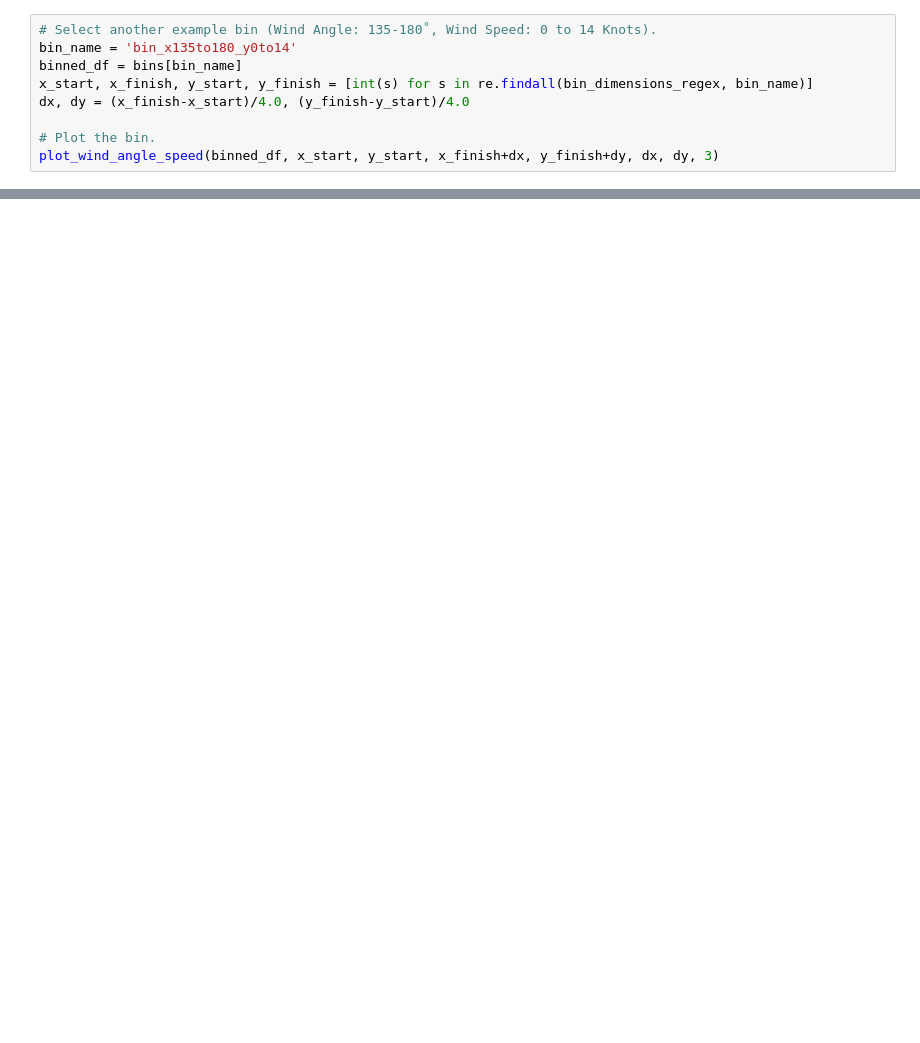
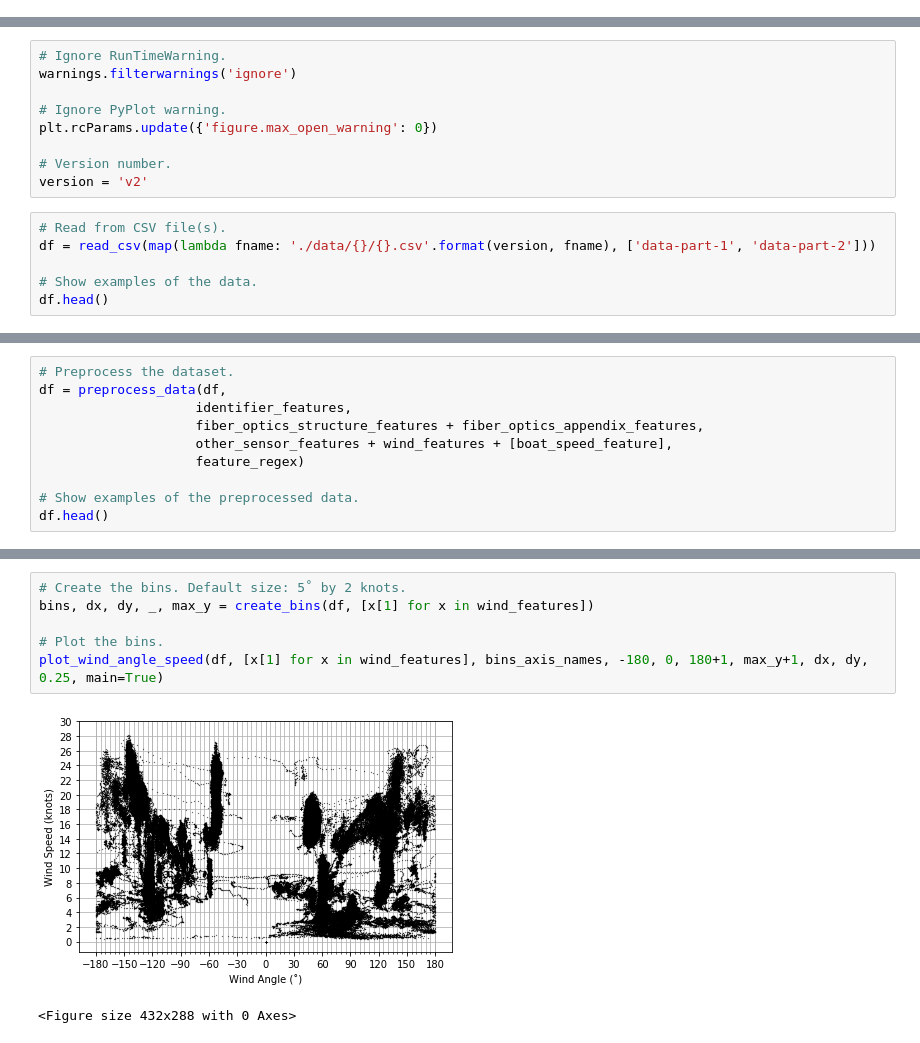
Before and after one commit to mickeycj/france-internship-project, a Jupyter notebook: plot_bins.ipynb, the cells around one changed output, grey strips where cells are left out. Saved outputs shown, nothing was run; the diff lists cells and outputs as text; blank space fills up the shorter version.

```diff
--- a/plot_bins.ipynb
+++ b/plot_bins.ipynb
@@ -285,9 +0,0 @@ plot_corr(binned_df, 20)
-# %%
-# Select another example bin (Wind Angle: 135-180˚, Wind Speed: 0 to 14 Knots).
-bin_name = 'bin_x135to180_y0to14'
-binned_df = bins[bin_name]
-x_start, x_finish, y_start, y_finish = [int(s) for s in re.findall(bin_dimensions_regex, bin_name)]
-dx, dy = (x_finish-x_start)/4.0, (y_finish-y_start)/4.0
-
-# Plot the bin.
-plot_wind_angle_speed(binned_df, x_start, y_start, x_finish+dx, y_finish+dy, dx, dy, 3)
@@ -308,0 +110,15 @@ plot_corr(binned_df, 20)
+# %%
+# Ignore RunTimeWarning.
+warnings.filterwarnings('ignore')
+
+# Ignore PyPlot warning.
+plt.rcParams.update({'figure.max_open_warning': 0})
+
+# Version number.
+version = 'v2'
+# %%
+# Read from CSV file(s).
+df = read_csv(map(lambda fname: './data/{}/{}.csv'.format(version, fname), ['data-part-1', 'data-part-2']))
+
+# Show examples of the data.
+df.head()
@@ -308,0 +133,10 @@ plot_corr(binned_df, 20)
+# %%
+# Preprocess the dataset.
+df = preprocess_data(df,
+                    identifier_features,
+                    fiber_optics_structure_features + fiber_optics_appendix_features,
+                    other_sensor_features + wind_features + [boat_speed_feature],
+                    feature_regex)
+
+# Show examples of the preprocessed data.
+df.head()
@@ -308,0 +151,9 @@ plot_corr(binned_df, 20)
+# %%
+# Create the bins. Default size: 5˚ by 2 knots.
+bins, dx, dy, _, max_y = create_bins(df, [x[1] for x in wind_features])
+
+# Plot the bins.
+plot_wind_angle_speed(df, [x[1] for x in wind_features], bins_axis_names, -180, 0, 180+1, max_y+1, dx, dy, 0.25, main=True)
+# %% [output]
+[figure, added]
+<Figure size 432x288 with 0 Axes>
```
Also changed, not shown: parts of 41 cells of this notebook.
